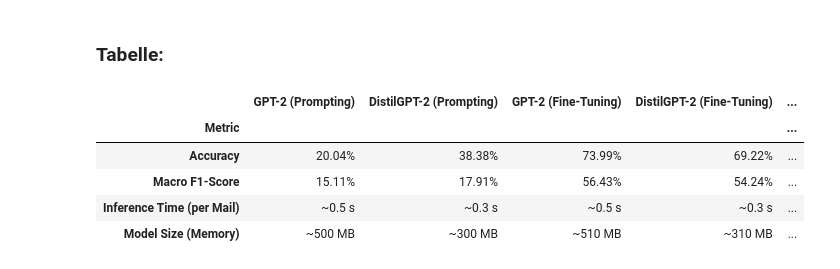
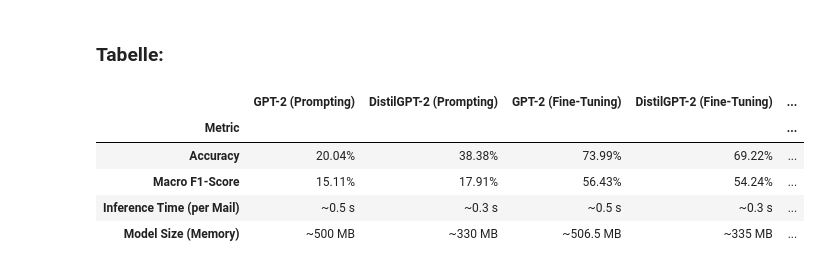
Before and after one commit to esthikalt/NLP_Project, a Jupyter notebook: notebook.ipynb, the cells around one changed output. Saved outputs shown, nothing was run; the diff lists cells and outputs as text; code cells hidden in the pictures.

```diff
--- a/notebook.ipynb
+++ b/notebook.ipynb
@@ -750,18 +750,18 @@ gpt2_prompt_mem   = "~500 MB"
 distilgpt2_prompt_acc  = "38.38%"
 distilgpt2_prompt_f1   = "17.91%"
 distilgpt2_prompt_time = "~0.3 s"
-distilgpt2_prompt_mem  = "~300 MB"
+distilgpt2_prompt_mem  = "~330 MB"
 
 # Task 2
 gpt2_ft_acc   = "73.99%"
 gpt2_ft_f1    = "56.43%"
 gpt2_ft_time  = "~0.5 s"
-gpt2_ft_mem   = "~510 MB"
+gpt2_ft_mem   = "~506.5 MB"
 
 distilgpt2_ft_acc  = "69.22%"
 distilgpt2_ft_f1   = "54.24%"
 distilgpt2_ft_time = "~0.3 s"
-distilgpt2_ft_mem  = "~310 MB"
+distilgpt2_ft_mem  = "~335 MB"
 
 # Task 3
 distilbert_acc  = "82.26 %"
@@ -775,31 +775,31 @@ data = {
         "Macro F1-Score",
         "Inference Time (per Mail)",
         "Model Size (Memory)"
     ],
     "GPT-2 (Prompting)": [
         gpt2_prompt_acc, gpt2_prompt_f1, gpt2_prompt_time, gpt2_prompt_mem
     ],
     "DistilGPT-2 (Prompting)": [
         distilgpt2_prompt_acc, distilgpt2_prompt_f1, distilgpt2_prompt_time, distilgpt2_prompt_mem
     ],
     "GPT-2 (Fine-Tuning)": [
         gpt2_ft_acc, gpt2_ft_f1, gpt2_ft_time, gpt2_ft_mem
     ],
     "DistilGPT-2 (Fine-Tuning)": [
         distilgpt2_ft_acc, distilgpt2_ft_f1, distilgpt2_ft_time, distilgpt2_ft_mem
     ],
     "DistilBERT (Classifier)": [
         distilbert_acc, distilbert_f1, distilbert_time, distilbert_mem
     ]
 }
 
 df_results = pd.DataFrame(data)
 df_results.set_index("Metric", inplace=True)
 display(df_results)
 # %% [output]
 |  | GPT-2 (Prompting) | DistilGPT-2 (Prompting) | GPT-2 (Fine-Tuning) | DistilGPT-2 (Fine-Tuning) | ... |
 | Metric |  |  |  |  | ... |
 | Accuracy | 20.04% | 38.38% | 73.99% | 69.22% | ... |
 | Macro F1-Score | 15.11% | 17.91% | 56.43% | 54.24% | ... |
 | Inference Time (per Mail) | ~0.5 s | ~0.3 s | ~0.5 s | ~0.3 s | ... |
-| Model Size (Memory) | ~500 MB | ~300 MB | ~510 MB | ~310 MB | ... |
+| Model Size (Memory) | ~500 MB | ~330 MB | ~506.5 MB | ~335 MB | ... |
```
